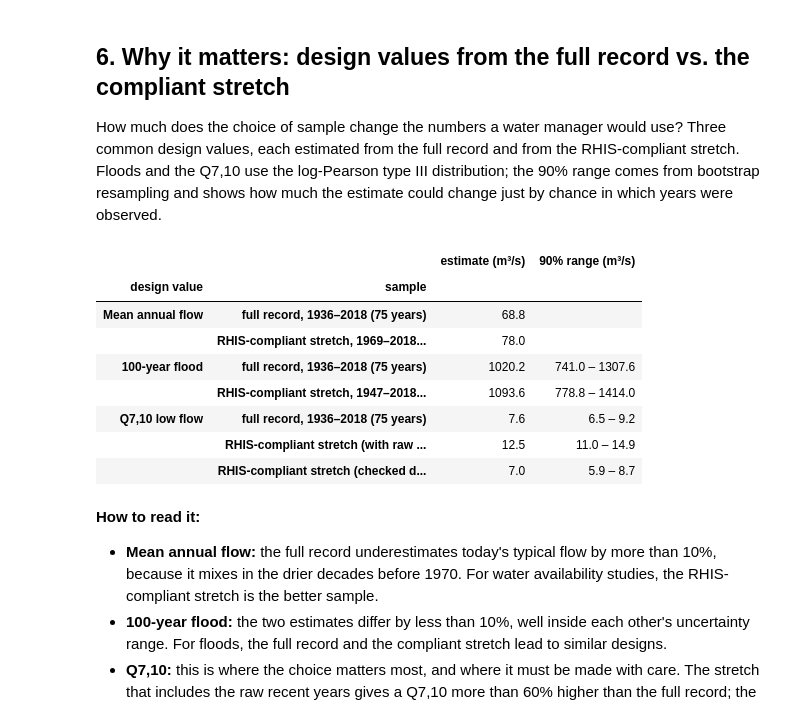
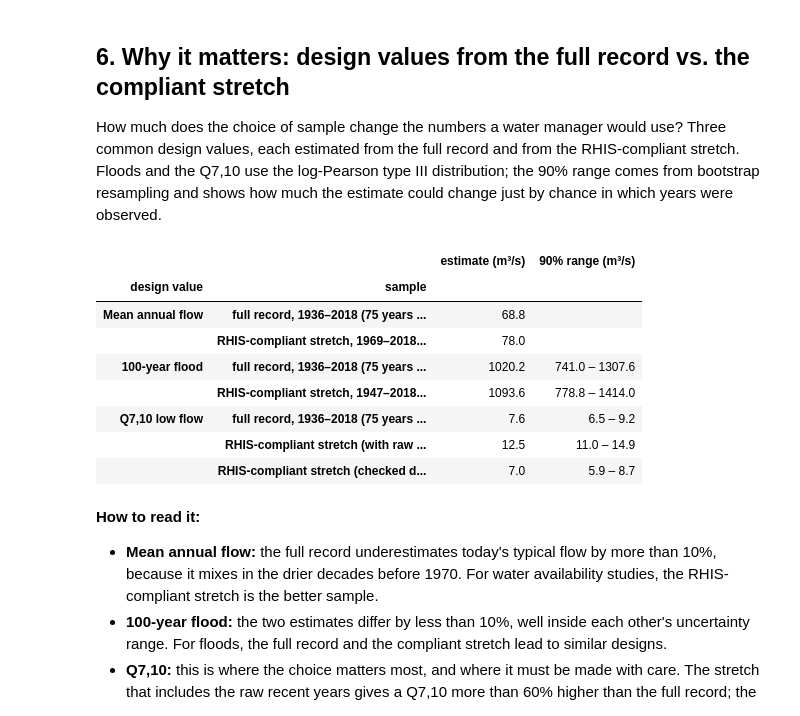
Before and after one commit to MCoelho222/time-series, a Jupyter notebook: example_notebooks/iguacu.ipynb, the cells around one changed output. Cells and saved outputs as stored; diff of their text form; code cells hidden in the pictures.

```diff
--- a/example_notebooks/iguacu.ipynb
+++ b/example_notebooks/iguacu.ipynb
@@ -492,35 +492,35 @@ How much does the choice of sample change the numbers a water manager would use?
 # %%
 def estimate_row(design_value, sample_name, sample, prob=None):
     if prob is None:  # long-term mean flow
         value, low, high = sample.mean(), np.nan, np.nan
     else:
         value, low, high = lp3_estimate(sample, prob)
     return {
         'design value': design_value,
-        'sample': f'{sample_name}, {sample.index[0]:%Y}–{sample.index[-1]:%Y} ({len(sample)} years)',
+        'sample': f'{sample_name}, {sample.index[0]:%Y}–{sample.index[-1]:%Y} ({len(sample)} years with data)',
         'estimate (m³/s)': round(value, 1),
         '90% range (m³/s)': '' if np.isnan(low) else f'{low:.1f} – {high:.1f}',
     }
 
 
 rows = [
     estimate_row('Mean annual flow', 'full record', annual_mean),
     estimate_row('Mean annual flow', 'RHIS-compliant stretch', annual_mean.loc['1969':]),
     estimate_row('100-year flood', 'full record', annual_max, 0.99),
     estimate_row('100-year flood', 'RHIS-compliant stretch', annual_max.loc['1947':], 0.99),
     estimate_row('Q7,10 low flow', 'full record', annual_min7, 0.10),
     estimate_row('Q7,10 low flow', 'RHIS-compliant stretch (with raw years)', annual_min7.loc['1989':], 0.10),
     estimate_row('Q7,10 low flow', 'RHIS-compliant stretch (checked data only)', annual_min7.loc['1944':'2005'], 0.10),
 ]
 pd.DataFrame(rows).set_index(['design value', 'sample'])
 # %% [output]
 |  |  | estimate (m³/s) | 90% range (m³/s) |
 | design value | sample |  |  |
-| Mean annual flow | full record, 1936–2018 (75 years) | 68.8 |  |
+| Mean annual flow | full record, 1936–2018 (75 years ... | 68.8 |  |
 |  | RHIS-compliant stretch, 1969–2018... | 78.0 |  |
-| 100-year flood | full record, 1936–2018 (75 years) | 1020.2 | 741.0 – 1307.6 |
+| 100-year flood | full record, 1936–2018 (75 years ... | 1020.2 | 741.0 – 1307.6 |
 |  | RHIS-compliant stretch, 1947–2018... | 1093.6 | 778.8 – 1414.0 |
-| Q7,10 low flow | full record, 1936–2018 (75 years) | 7.6 | 6.5 – 9.2 |
+| Q7,10 low flow | full record, 1936–2018 (75 years ... | 7.6 | 6.5 – 9.2 |
 |  | RHIS-compliant stretch (with raw ... | 12.5 | 11.0 – 14.9 |
 |  | RHIS-compliant stretch (checked d... | 7.0 | 5.9 – 8.7 |
 # %% [markdown]
```
Also changed, not shown: parts of 5 cells of this notebook, 1 other file.
